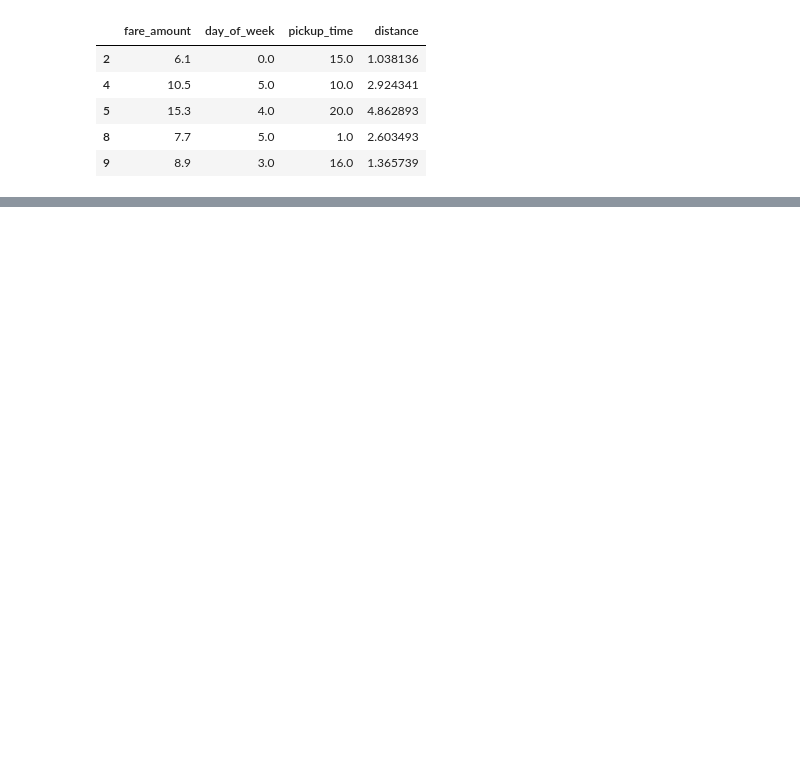
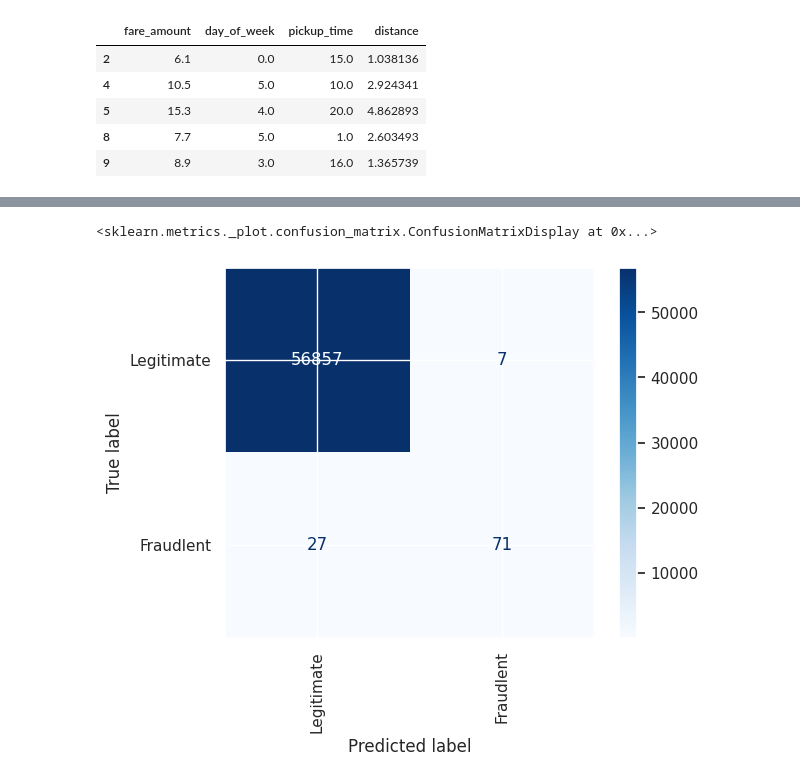
Before and after one commit to bolicnikola/Applied-Machine-Learning-And-AI, a Jupyter notebook: Neural_Networks.ipynb, the cells around one changed output, grey strips where cells are left out. Cells and saved outputs as stored; diff of their text form; code cells hidden in the pictures; blank space fills up the shorter version.

```diff
--- a/Neural_Networks.ipynb
+++ b/Neural_Networks.ipynb
@@ -143,0 +244,7 @@ r2_score(y, model.predict(x))
+# %%
+from sklearn.metrics import ConfusionMatrixDisplay as cmd
+
+y_predicted = model.predict(x_test) > 0.5
+labels = ['Legitimate', 'Fraudlent']
+cmd.from_predictions(y_test, y_predicted, display_labels=labels, cmap='Blues', xticks_rotation='vertical')
+# %% [output]
@@ -143,0 +252,2 @@ r2_score(y, model.predict(x))
+<sklearn.metrics._plot.confusion_matrix.ConfusionMatrixDisplay at 0x...>
+[figure, added]
```
Also changed, not shown: parts of 14 cells of this notebook.
